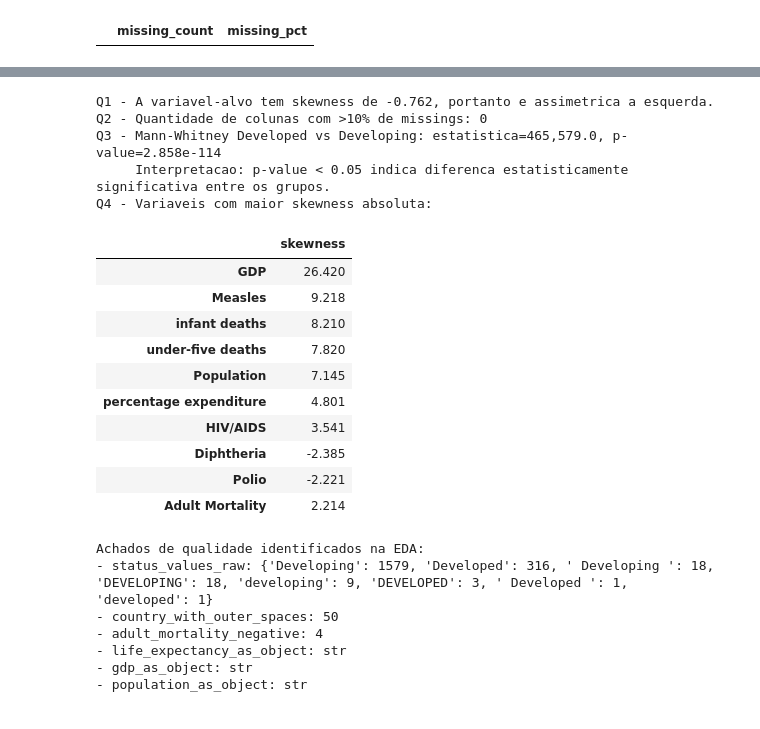
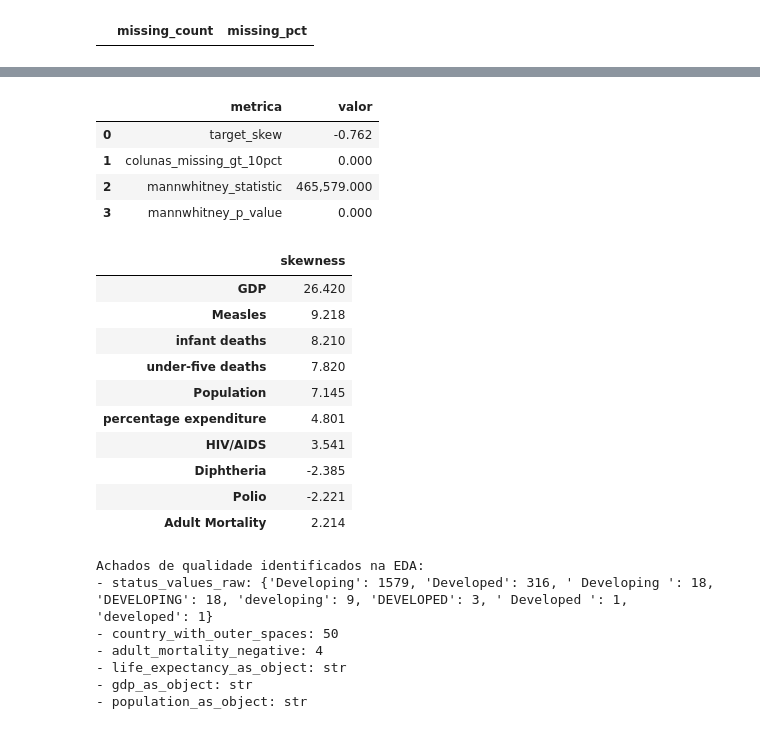
Before and after one commit to jaimejrs/life_expectancy_project, a Jupyter notebook: life_expectancy_project.ipynb, the cells around one changed output, grey strips where cells are left out. Saved outputs shown, nothing was run; the diff lists cells and outputs as text; code cells hidden in the pictures.

```diff
--- a/life_expectancy_project.ipynb
+++ b/life_expectancy_project.ipynb
@@ -38,11 +38,19 @@ pd.set_option("display.max_columns", 80)
 pd.set_option("display.float_format", lambda value: f"{value:,.3f}")
 
 PROJECT_DIR = Path.cwd()
-DATA_PATH = PROJECT_DIR / "expectativa_vida_2016_2025.csv"
+PROJECT_ROOT_FALLBACK = Path("/home/jota/digital_college/py03/PY03_EngenhariaDeIA/aula18/atividade_Aula/life_expectancy_project")
+DATA_CANDIDATES = [
+    PROJECT_DIR / "data" / "expectativa_vida_2016_2025.csv",
+    PROJECT_DIR / "expectativa_vida_2016_2025.csv",
+    PROJECT_ROOT_FALLBACK / "data" / "expectativa_vida_2016_2025.csv",
+    PROJECT_ROOT_FALLBACK / "expectativa_vida_2016_2025.csv",
+]
+DATA_PATH = next((path for path in DATA_CANDIDATES if path.exists()), None)
 
-if not DATA_PATH.exists():
-    PROJECT_DIR = Path("/home/jota/digital_college/py03/PY03_EngenhariaDeIA/aula18/atividade_Aula/life_expectancy_project")
-    DATA_PATH = PROJECT_DIR / "expectativa_vida_2016_2025.csv"
+if DATA_PATH is None:
+    raise FileNotFoundError("Dataset expectativa_vida_2016_2025.csv nao encontrado.")
+
+PROJECT_DIR = DATA_PATH.parent.parent if DATA_PATH.parent.name == "data" else DATA_PATH.parent
 
 print("Projeto:", PROJECT_DIR)
 print("Dataset:", DATA_PATH)
@@ -210,50 +208,49 @@ Top 10 paises por expectativa de vida media no periodo:
 # %%
-# Q1 - Forma da distribuicao da variavel-alvo
 target_skew = eda_df["life_expectancy_num"].skew()
 if abs(target_skew) < 0.5:
     target_shape = "aproximadamente simetrica"
 elif target_skew > 0:
     target_shape = "assimetrica a direita"
 else:
     target_shape = "assimetrica a esquerda"
 
-# Q2 - Ausentes relevantes
 missing_over_10 = missing_report.query("missing_pct > 10")
 
-# Q3 - Diferenca entre developed e developing
 status_target = eda_df.dropna(subset=["life_expectancy_num"])
 developed = status_target.loc[status_target["status_clean"] == "Developed", "life_expectancy_num"]
 developing = status_target.loc[status_target["status_clean"] == "Developing", "life_expectancy_num"]
 statistic, p_value = mannwhitneyu(developed, developing, alternative="two-sided")
 
-# Q4 - Skewness das variaveis numericas
 numeric_like_cols = [col for col in df_raw.columns if col not in ["Country", "Status"]]
 numeric_eda = df_raw[numeric_like_cols].apply(fix_numeric)
 skewness = numeric_eda.skew(numeric_only=True).sort_values(key=lambda values: values.abs(), ascending=False)
 
-print(f"Q1 - A variavel-alvo tem skewness de {target_skew:.3f}, portanto e {target_shape}.")
-print(f"Q2 - Quantidade de colunas com >10% de missings: {len(missing_over_10)}")
-print(f"Q3 - Mann-Whitney Developed vs Developing: estatistica={statistic:,.1f}, p-value={p_value:.4g}")
-print("     Interpretacao: p-value < 0.05 indica diferenca estatisticamente significativa entre os grupos.")
-print("Q4 - Variaveis com maior skewness absoluta:")
+eda_metrics = pd.DataFrame([
+    {"metrica": "target_skew", "valor": target_skew},
+    {"metrica": "colunas_missing_gt_10pct", "valor": len(missing_over_10)},
+    {"metrica": "mannwhitney_statistic", "valor": statistic},
+    {"metrica": "mannwhitney_p_value", "valor": p_value},
+])
+
+display(eda_metrics)
 display(skewness.head(10).to_frame("skewness"))
 # %% [output]
-Q1 - A variavel-alvo tem skewness de -0.762, portanto e assimetrica a esquerda.
-Q2 - Quantidade de colunas com >10% de missings: 0
-Q3 - Mann-Whitney Developed vs Developing: estatistica=465,579.0, p-value=2.858e-114
-     Interpretacao: p-value < 0.05 indica diferenca estatisticamente significativa entre os grupos.
-Q4 - Variaveis com maior skewness absoluta:
-|  | skewness |
-| GDP | 26.420 |
-| Measles | 9.218 |
-| infant deaths | 8.210 |
-| under-five deaths | 7.820 |
-| Population | 7.145 |
-| percentage expenditure | 4.801 |
-| HIV/AIDS | 3.541 |
-| Diphtheria | -2.385 |
-| Polio | -2.221 |
-| Adult Mortality | 2.214 |
+|  | metrica | valor |
+| 0 | target_skew | -0.762 |
+| 1 | colunas_missing_gt_10pct | 0.000 |
+| 2 | mannwhitney_statistic | 465,579.000 |
+| 3 | mannwhitney_p_value | 0.000 |
+|  | skewness |
+| GDP | 26.420 |
+| Measles | 9.218 |
+| infant deaths | 8.210 |
+| under-five deaths | 7.820 |
+| Population | 7.145 |
+| percentage expenditure | 4.801 |
+| HIV/AIDS | 3.541 |
+| Diphtheria | -2.385 |
+| Polio | -2.221 |
+| Adult Mortality | 2.214 |
 # %%
 quality_findings = {
     "status_values_raw": df_raw["Status"].value_counts(dropna=False).to_dict(),
```
Also changed, not shown: parts of 10 cells of this notebook, 2 other files.
